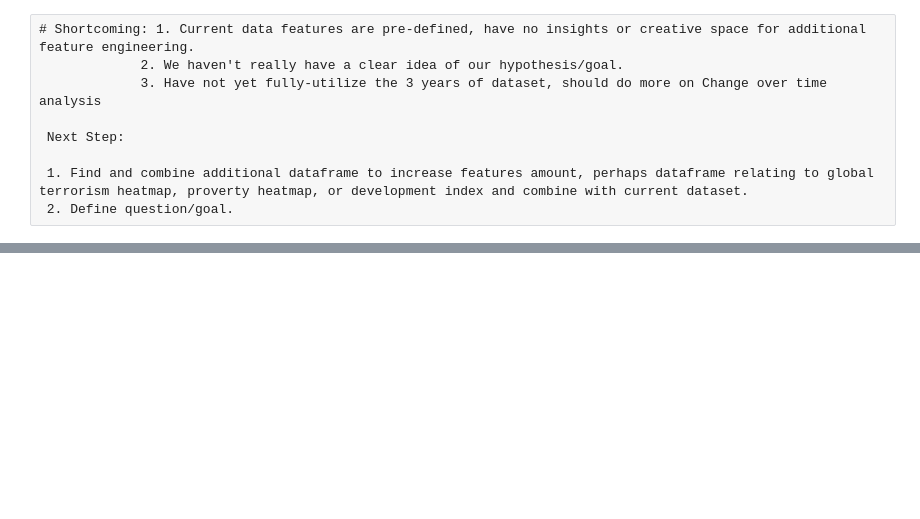
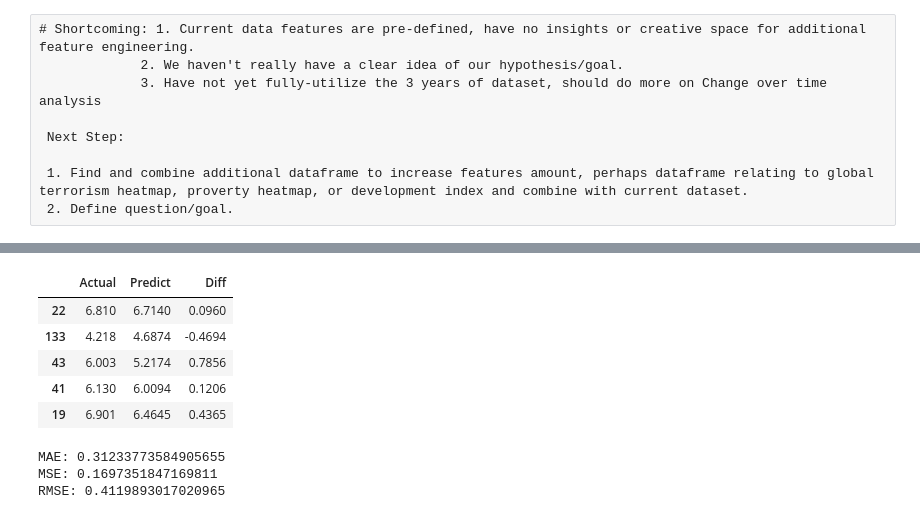
Before and after one commit to chuzeng/ga-projects, a Jupyter notebook: Final Project/Happiness Report.ipynb, the cells around one changed output, grey strips where cells are left out. Saved outputs shown, nothing was run; the diff lists cells and outputs as text; code cells hidden in the pictures; blank space fills up the shorter version.

```diff
--- a/Final Project/Happiness Report.ipynb
+++ b/Final Project/Happiness Report.ipynb
@@ -255,0 +334,28 @@ by_region[['Happiness Score', 'Happiness Change'] + happiness_factors].mean().so
+# %%
+from sklearn.ensemble import RandomForestRegressor
+rf = RandomForestRegressor()
+rf.fit(X_train,y_train)
+y_pred = rf.predict(X_test)
+# %%
+result_rf = pd.DataFrame({
+    'Actual':y_test,
+    'Predict':y_pred
+})
+result_rf['Diff'] = y_test - y_pred
+result_rf.head()
+# %% [output]
+|  | Actual | Predict | Diff |
+| 22 | 6.810 | 6.7140 | 0.0960 |
+| 133 | 4.218 | 4.6874 | -0.4694 |
+| 43 | 6.003 | 5.2174 | 0.7856 |
+| 41 | 6.130 | 6.0094 | 0.1206 |
+| 19 | 6.901 | 6.4645 | 0.4365 |
+# %%
+from sklearn import metrics
+print('MAE:', metrics.mean_absolute_error(y_test, y_pred))
+print('MSE:', metrics.mean_squared_error(y_test, y_pred))
+print('RMSE:', np.sqrt(metrics.mean_squared_error(y_test, y_pred)))
+# %% [output]
+MAE: 0.31233773584905655
+MSE: 0.1697351847169811
+RMSE: 0.4119893017020965
```
Also changed, not shown: parts of 26 cells of this notebook.
